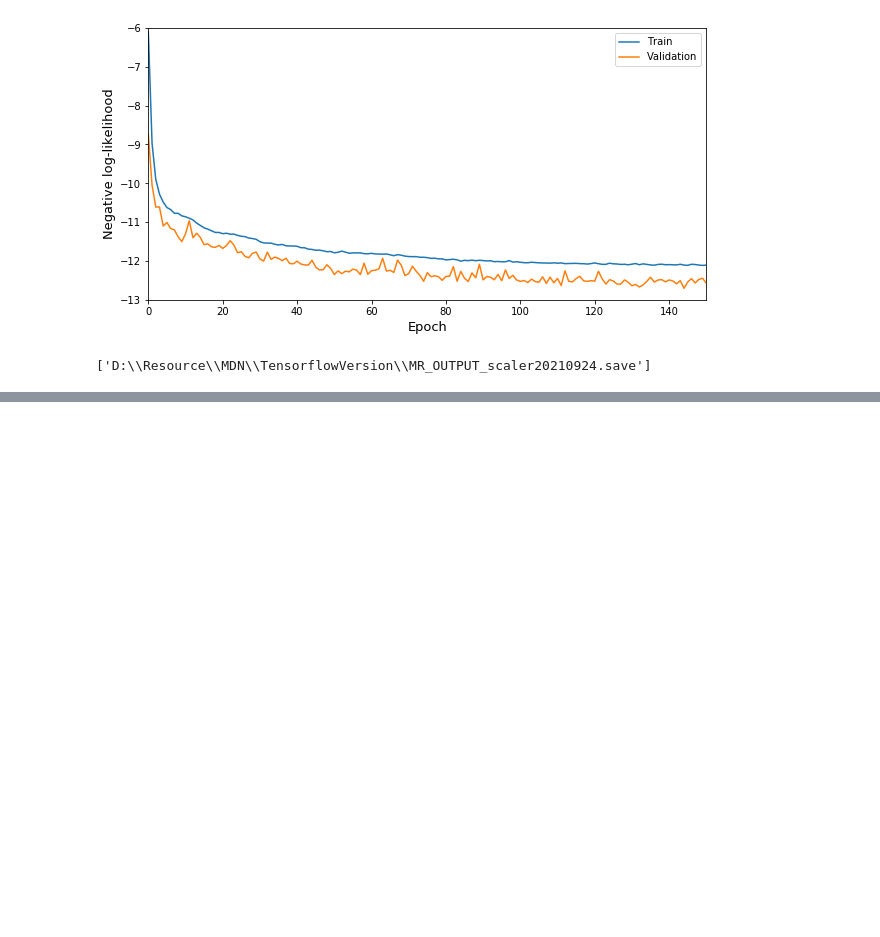
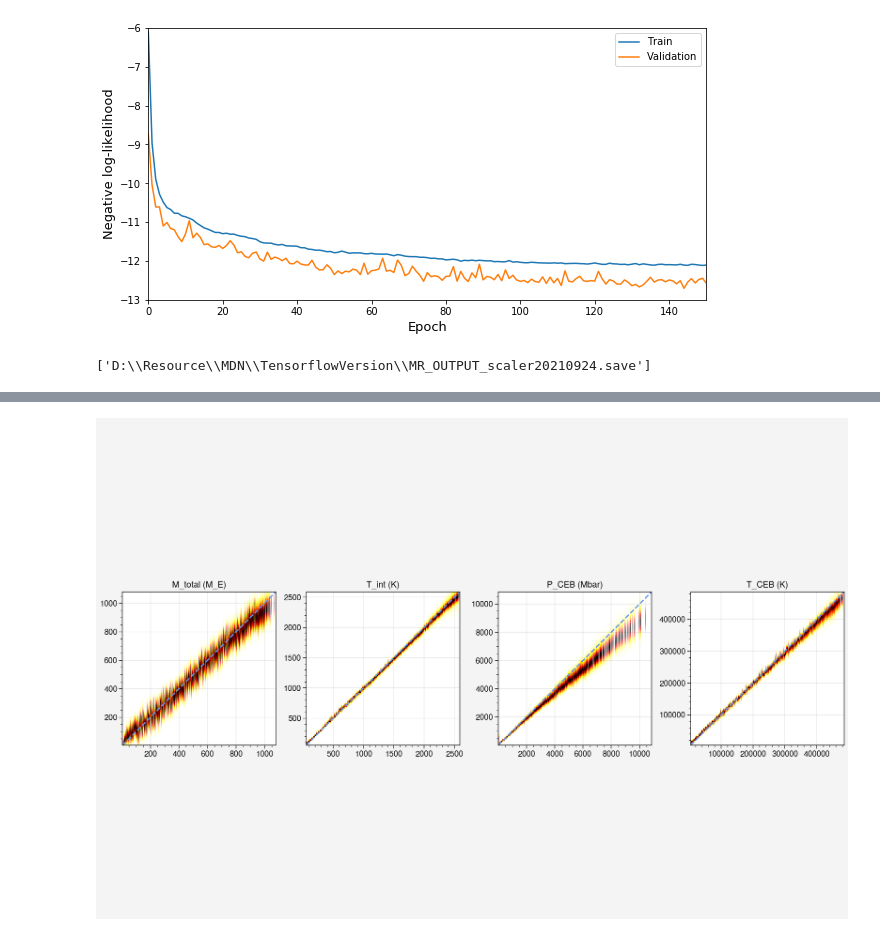
Before and after one commit to ArdenteX/Rockey_Reconstruction, a Jupyter notebook: MDN_training20W.ipynb, the cells around one changed output, grey strips where cells are left out. Drawn from its saved outputs; the diff is of its cells as text; code cells hidden in the pictures; blank space fills up the shorter version.

```diff
--- a/MDN_training20W.ipynb
+++ b/MDN_training20W.ipynb
@@ -577,6 +586,7 @@ m_2 = keras.models.load_model('D:\\Resource\\MDN\\TensorflowVersion\\MR_MDN20210
 # %%
 y_test_scaled = np.load('D:\\Resource\\MDN\\TensorflowVersion\\y_test_scaled.npy')
 X_test_scaled = np.load('D:\\Resource\\MDN\\TensorflowVersion\\X_test_scaled.npy')
+m_y = joblib.load("D:\\Resource\\MDN\\TensorflowVersion\\MR_OUTPUT_scaler20210924.save")
 # %%
 mse_function = mdn.get_mixture_mse_accuracy(OUTPUT_DIMS, N_MIXES)
 c = mdn.get_mixture_loss_func(OUTPUT_DIMS, N_MIXES)
@@ -606,3 +616,21 @@ output_parameters = [
 mus = np.apply_along_axis((lambda a: a[:N_MIXES*OUTPUT_DIMS]), 1, pred)
 sigs = np.apply_along_axis((lambda a: a[N_MIXES*OUTPUT_DIMS:2*N_MIXES*OUTPUT_DIMS]), 1, pred)
 pis = np.apply_along_axis((lambda a: mdn.softmax(a[-N_MIXES:])), 1, pred)
+# %%
+mu = mus.reshape(mus.shape[0], N_MIXES, int(mus.shape[1] / N_MIXES))
+sig = sigs.reshape(sigs.shape[0], N_MIXES, int(sigs.shape[1] / N_MIXES))
+# %%
+y_label = np.arange(0, 1, 0.01).reshape(-1, 1)
+y_label_ = y_label[:, np.newaxis, np.newaxis, :]
+
+mu_sub_T = np.transpose(mu, (0, 2, 1))
+sigma_sub_T = np.transpose(sig, (0, 2, 1))
+# Example: shape(1000, 6, 100, 10) 1000 data, 6 type, 100 rows with 10 columns every type
+exponent = np.exp(
+    -1 / 2 * np.square(np.transpose((y_label_ - mu_sub_T), (1, 2, 0, 3)) / sigma_sub_T[:, :, np.newaxis, :]))
+factors = 1 / math.sqrt(2 * math.pi) / sigma_sub_T[:, :, np.newaxis, :]
+GMM_PDF = np.sum(pis[:, np.newaxis, np.newaxis, :] * factors * exponent, axis=-1)
+MM = MinMaxScaler()
+GMM_PDF = GMM_PDF.reshape(GMM_PDF.shape[0] * GMM_PDF.shape[1], GMM_PDF.shape[-1]).transpose((-1, 0))
+# f = e.transpose((-1, 0))
+GMM_PDF_scaled = MM.fit_transform(GMM_PDF)
@@ -608,0 +655,43 @@ pis = np.apply_along_axis((lambda a: mdn.softmax(a[-N_MIXES:])), 1, pred)
+# %%
+test_y_inverse = m_y.inverse_transform(y_test_scaled)
+cmap = plt.cm.hot_r
+norm = matplotlib.colors.Normalize(vmin=0, vmax=1)
+fig, axs = pplt.subplots(
+    #     figsize=(4,4),
+    nrows=1, ncols=4,
+    share=False,
+    figsize=(12, 8)
+    #     tight=True,
+)
+
+xlocators = [
+    200, 500, 2000, 100000
+]
+xminorlocators = [
+    0.004, 0.02, 0.02, 0.02, 40, 100, 0.04, 0.004
+]
+
+OUTPUT_DIMS = len(output_parameters)
+
+for o in range(OUTPUT_DIMS):
+    y_max = max(test_y_inverse[:, o])
+    y_min = min(test_y_inverse[:, o])
+    for i in range(0, GMM_PDF_scaled.shape[-1], OUTPUT_DIMS):
+        tx, ty = [test_y_inverse[int(i / OUTPUT_DIMS), o], y_min]
+        axs[o].imshow(
+            GMM_PDF_scaled[:, o + i].reshape(-1, 1),
+            cmap=cmap,
+            norm=norm,
+            origin='lower',
+            extent=(tx, tx + 0.0001, ty, y_max)
+        )
+
+    axs[o].plot([y_min, y_max], [y_min, y_max], c='cornflowerblue', ls='--')
+    axs[o].format(
+        xlim=(y_min, y_max), ylim=(y_min, y_max), title=output_parameters[o],
+        # xlabel=output_parameters[o],
+        xlocator=xlocators[o]
+        # ylocator=xlocators[o], yminorlocator=xminorlocators[o]
+    )
+# %% [output]
+[figure, added]
```
Also changed, not shown: parts of 17 cells of this notebook, 12 other files.
